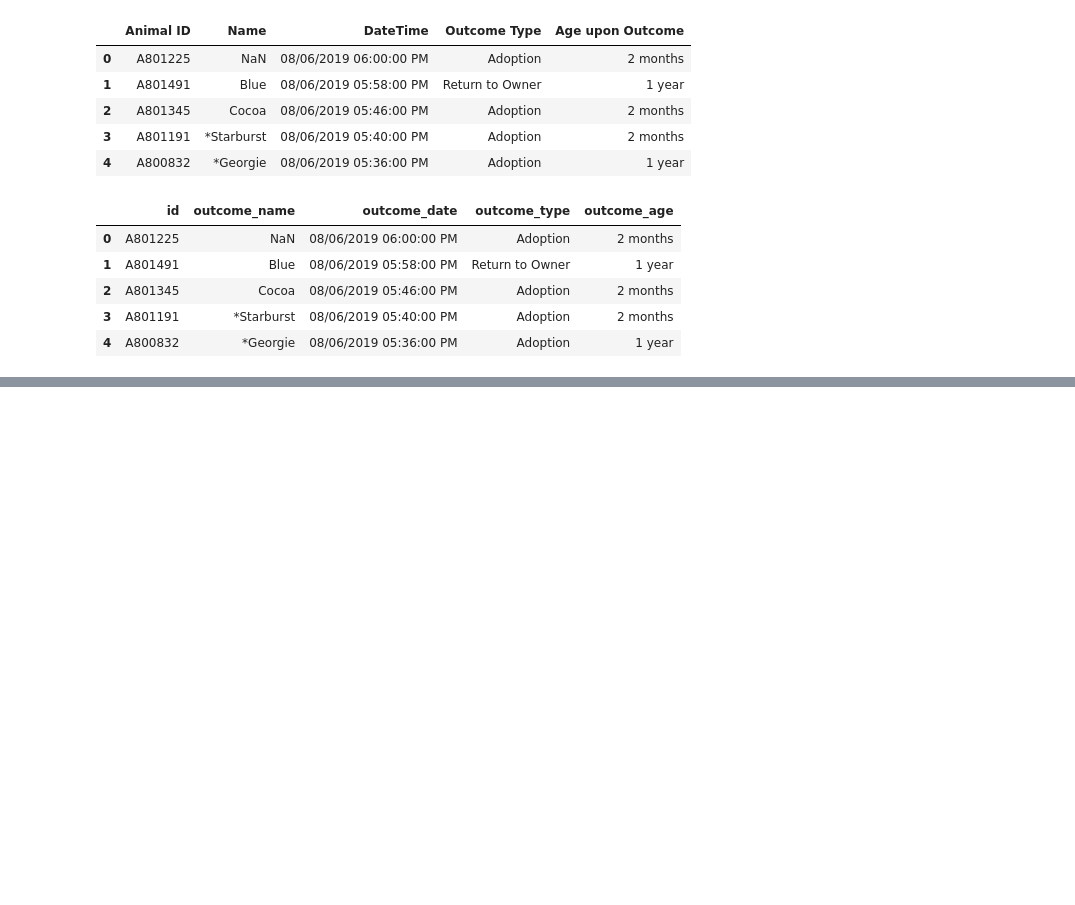
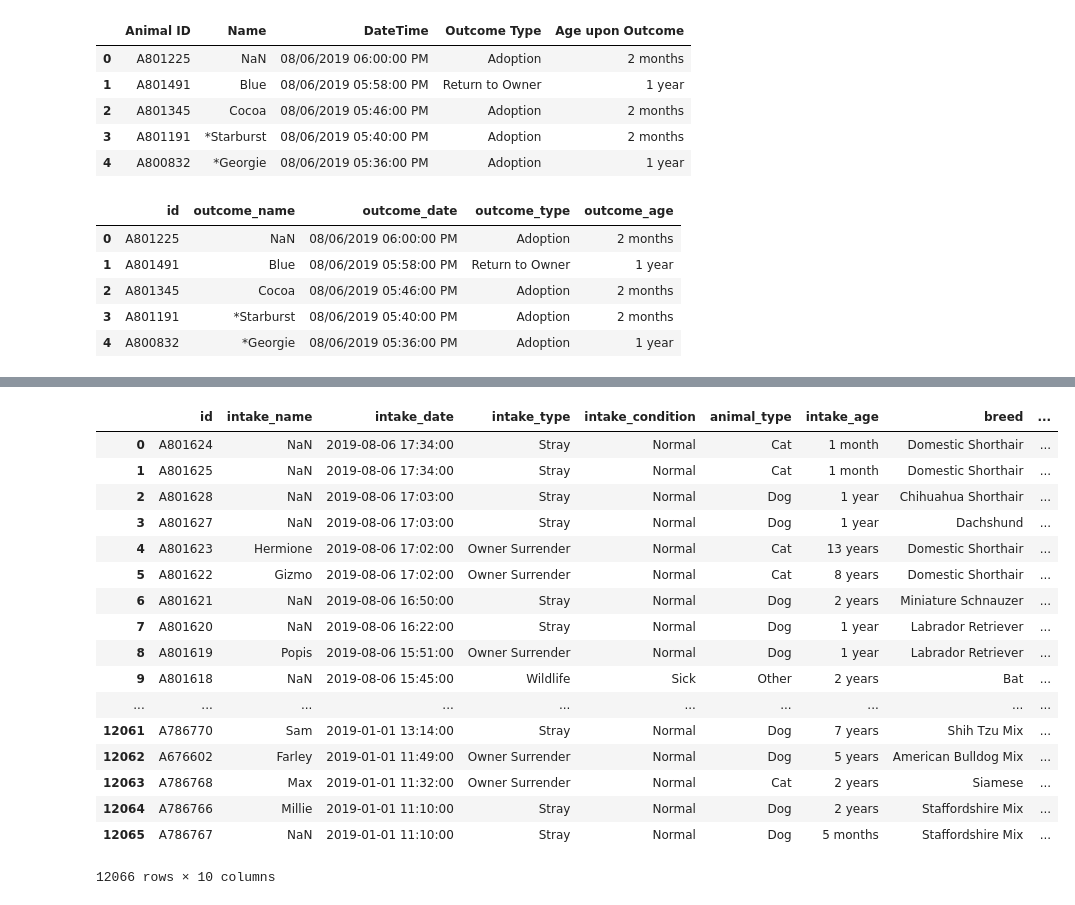
Before and after one commit to aktavern/Austin-Animal-ETL, a Jupyter notebook: notebook.ipynb, the cells around one changed output, grey strips where cells are left out. Cells and saved outputs as stored; diff of their text form; code cells hidden in the pictures; blank space fills up the shorter version.

```diff
--- a/notebook.ipynb
+++ b/notebook.ipynb
@@ -96,3 +96,31 @@ intake_df.to_sql(name = 'intakes', con = engine, if_exists='append', index =Fals
 # %%
 # Load transformed outcome data to postgres
 outcomes_df.to_sql(name = 'outcomes' , con = engine, if_exists ='append', index = False)
+# %%
+# Convert intake dates to datetime format and get only the date
+intake_df['intake_date'] = pd.to_datetime(intake_df['intake_date'])
+intake_df['only_date'] = [d.date() for d in intake_df['intake_date']]
+# Convert only date to string
+intake_df['only_date'] = intake_df['only_date'].astype('str')
+# Look for animals that have been in the shelter this year
+intake_2019 = intake_df.loc[intake_df['only_date'] >= '2019-01-01']
+intake_2019
+# %% [output]
+|  | id | intake_name | intake_date | intake_type | intake_condition | animal_type | intake_age | breed | ... |
+| 0 | A801624 | NaN | 2019-08-06 17:34:00 | Stray | Normal | Cat | 1 month | Domestic Shorthair | ... |
+| 1 | A801625 | NaN | 2019-08-06 17:34:00 | Stray | Normal | Cat | 1 month | Domestic Shorthair | ... |
+| 2 | A801628 | NaN | 2019-08-06 17:03:00 | Stray | Normal | Dog | 1 year | Chihuahua Shorthair | ... |
+| 3 | A801627 | NaN | 2019-08-06 17:03:00 | Stray | Normal | Dog | 1 year | Dachshund | ... |
+| 4 | A801623 | Hermione | 2019-08-06 17:02:00 | Owner Surrender | Normal | Cat | 13 years | Domestic Shorthair | ... |
+| 5 | A801622 | Gizmo | 2019-08-06 17:02:00 | Owner Surrender | Normal | Cat | 8 years | Domestic Shorthair | ... |
+| 6 | A801621 | NaN | 2019-08-06 16:50:00 | Stray | Normal | Dog | 2 years | Miniature Schnauzer | ... |
+| 7 | A801620 | NaN | 2019-08-06 16:22:00 | Stray | Normal | Dog | 1 year | Labrador Retriever | ... |
+| 8 | A801619 | Popis | 2019-08-06 15:51:00 | Owner Surrender | Normal | Dog | 1 year | Labrador Retriever | ... |
+| 9 | A801618 | NaN | 2019-08-06 15:45:00 | Wildlife | Sick | Other | 2 years | Bat | ... |
+| ... | ... | ... | ... | ... | ... | ... | ... | ... | ... |
+| 12061 | A786770 | Sam | 2019-01-01 13:14:00 | Stray | Normal | Dog | 7 years | Shih Tzu Mix | ... |
+| 12062 | A676602 | Farley | 2019-01-01 11:49:00 | Owner Surrender | Normal | Dog | 5 years | American Bulldog Mix | ... |
+| 12063 | A786768 | Max | 2019-01-01 11:32:00 | Owner Surrender | Normal | Cat | 2 years | Siamese | ... |
+| 12064 | A786766 | Millie | 2019-01-01 11:10:00 | Stray | Normal | Dog | 2 years | Staffordshire Mix | ... |
+| 12065 | A786767 | NaN | 2019-01-01 11:10:00 | Stray | Normal | Dog | 5 months | Staffordshire Mix | ... |
+12066 rows × 10 columns
```
Also changed, not shown: parts of 6 cells of this notebook, 1 other file.
